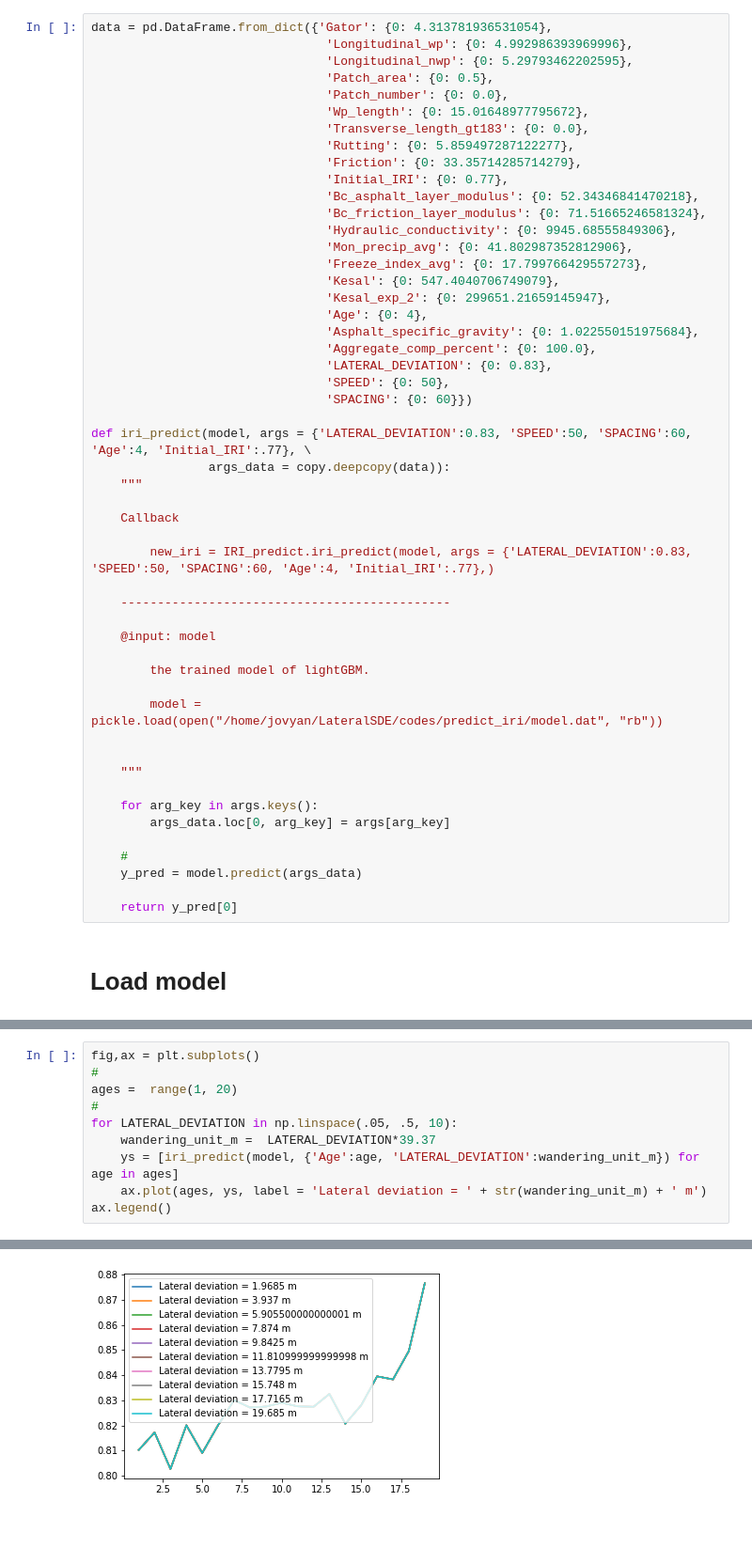
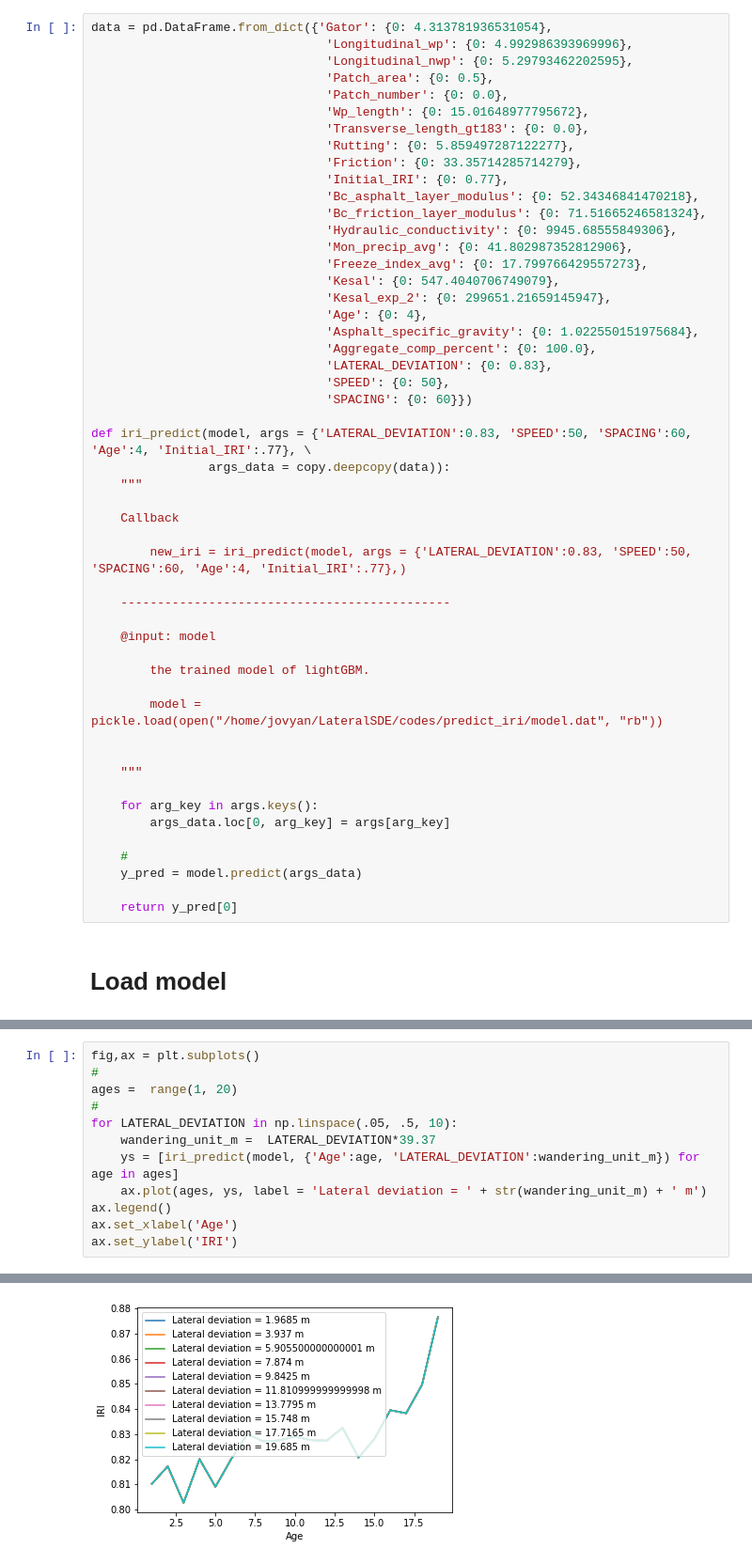
Before and after one commit to QHS2020/iri_predict, a Jupyter notebook: inbooks/Untitled.ipynb, the cells around one changed output, grey strips where cells are left out. Shown: that part at 94% size. Saved outputs shown, nothing was run; the diff lists cells and outputs as text; blank space fills up the shorter version.

```diff
--- a/inbooks/Untitled.ipynb
+++ b/inbooks/Untitled.ipynb
@@ -40,7 +40,7 @@ def iri_predict(model, args = {'LATERAL_DEVIATION':0.83, 'SPEED':50, 'SPACING':6
 
     Callback
 
-        new_iri = IRI_predict.iri_predict(model, args = {'LATERAL_DEVIATION':0.83, 'SPEED':50, 'SPACING':60, 'Age':4, 'Initial_IRI':.77},)
+        new_iri = iri_predict(model, args = {'LATERAL_DEVIATION':0.83, 'SPEED':50, 'SPACING':60, 'Age':4, 'Initial_IRI':.77},)
 
     ---------------------------------------------
 
@@ -84,4 +82,6 @@ for LATERAL_DEVIATION in np.linspace(.05, .5, 10):
     ys = [iri_predict(model, {'Age':age, 'LATERAL_DEVIATION':wandering_unit_m}) for age in ages]
     ax.plot(ages, ys, label = 'Lateral deviation = ' + str(wandering_unit_m) + ' m')
 ax.legend()
+ax.set_xlabel('Age')
+ax.set_ylabel('IRI')
 # %% [output]
@@ -89 +89 @@ ax.legend()
-[figure, old version]
+[figure, new version]
```
Also changed, not shown: parts of 6 cells of this notebook.
